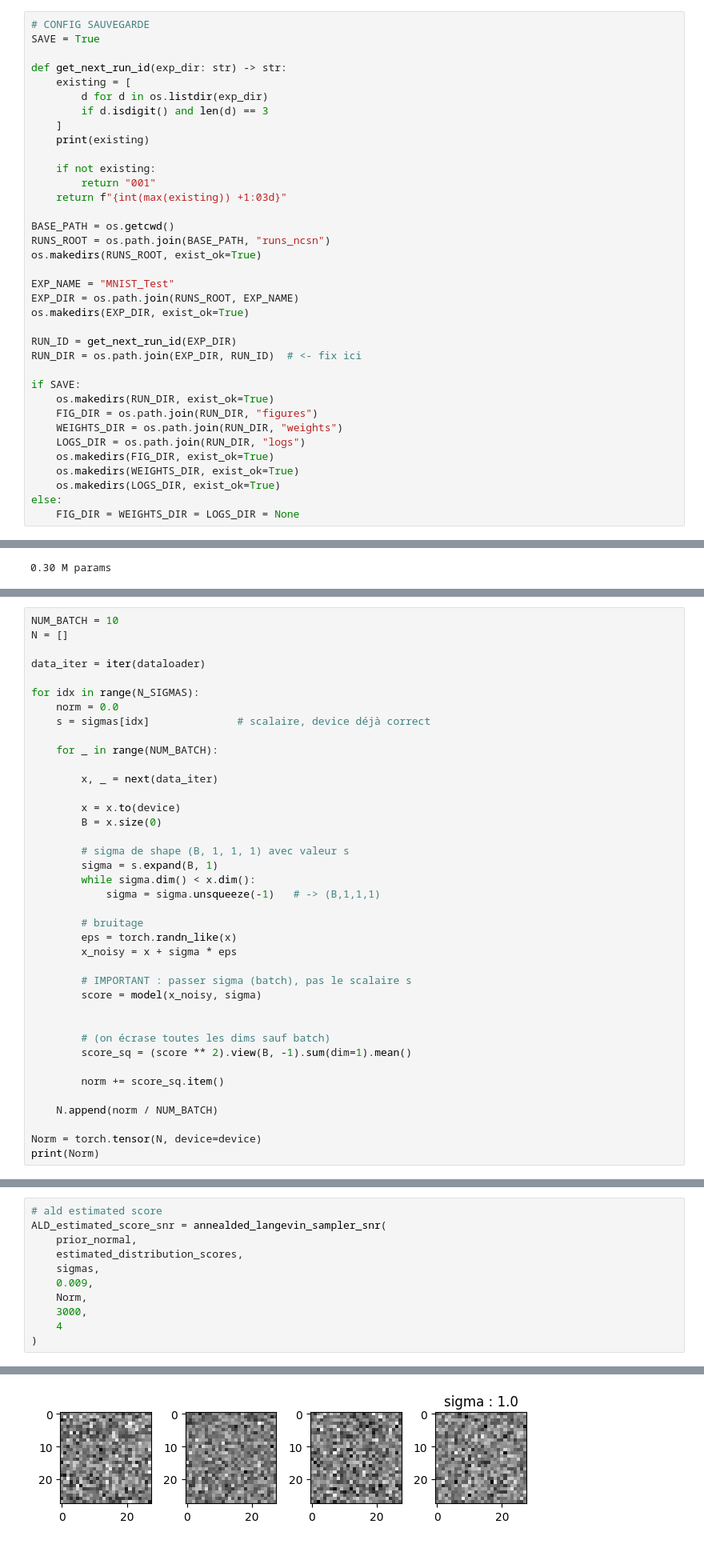
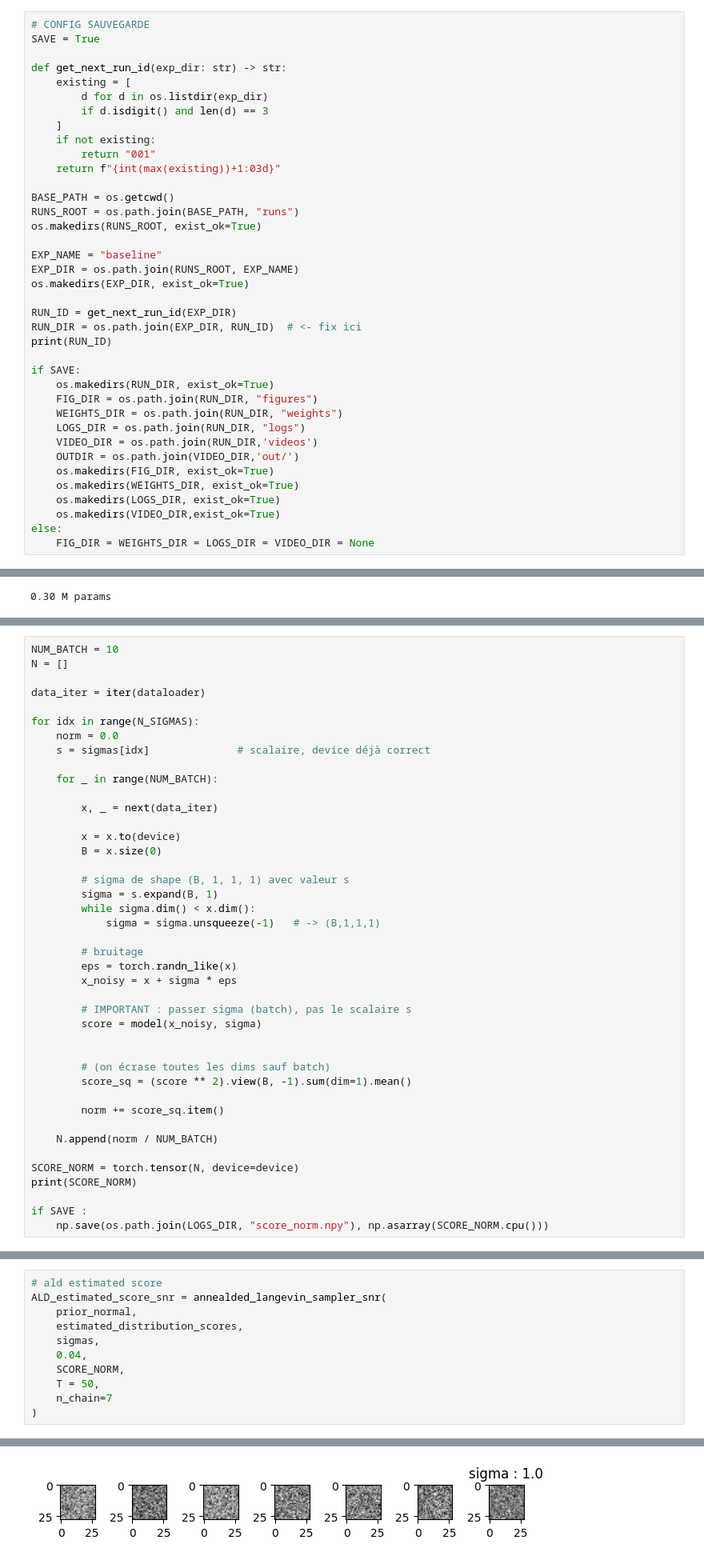
Before and after one commit to Loudwig/DSM, a Jupyter notebook: src/ncsn/mnist/mnist_gen.ipynb, the cells around one changed output, grey strips where cells are left out. Shown at 80% size. Drawn from its saved outputs; the diff is of its cells as text.

Commit message:
mnist cleaned

```diff
--- a/src/ncsn/mnist/mnist_gen.ipynb
+++ b/src/ncsn/mnist/mnist_gen.ipynb
@@ -33,31 +39,33 @@ def get_next_run_id(exp_dir: str) -> str:
         d for d in os.listdir(exp_dir)
         if d.isdigit() and len(d) == 3
     ]
-    print(existing)
-
     if not existing:
         return "001"
-    return f"{int(max(existing)) +1:03d}"
+    return f"{int(max(existing))+1:03d}"
 
 BASE_PATH = os.getcwd()
-RUNS_ROOT = os.path.join(BASE_PATH, "runs_ncsn")
+RUNS_ROOT = os.path.join(BASE_PATH, "runs")
 os.makedirs(RUNS_ROOT, exist_ok=True)
 
-EXP_NAME = "MNIST_Test"
+EXP_NAME = "baseline"
 EXP_DIR = os.path.join(RUNS_ROOT, EXP_NAME)
 os.makedirs(EXP_DIR, exist_ok=True)
 
 RUN_ID = get_next_run_id(EXP_DIR)
 RUN_DIR = os.path.join(EXP_DIR, RUN_ID)  # <- fix ici
+print(RUN_ID)
 
 if SAVE:
     os.makedirs(RUN_DIR, exist_ok=True)
     FIG_DIR = os.path.join(RUN_DIR, "figures")
     WEIGHTS_DIR = os.path.join(RUN_DIR, "weights")
     LOGS_DIR = os.path.join(RUN_DIR, "logs")
+    VIDEO_DIR = os.path.join(RUN_DIR,'videos')
+    OUTDIR = os.path.join(VIDEO_DIR,'out/')
     os.makedirs(FIG_DIR, exist_ok=True)
     os.makedirs(WEIGHTS_DIR, exist_ok=True)
     os.makedirs(LOGS_DIR, exist_ok=True)
+    os.makedirs(VIDEO_DIR,exist_ok=True)
 else:
-    FIG_DIR = WEIGHTS_DIR = LOGS_DIR = None
+    FIG_DIR = WEIGHTS_DIR = LOGS_DIR = VIDEO_DIR = None
 # %% [output]
@@ -572,6 +379,9 @@ for idx in range(N_SIGMAS):
 
     N.append(norm / NUM_BATCH)
 
-Norm = torch.tensor(N, device=device)
-print(Norm)
+SCORE_NORM = torch.tensor(N, device=device)
+print(SCORE_NORM)
+
+if SAVE :
+    np.save(os.path.join(LOGS_DIR, "score_norm.npy"), np.asarray(SCORE_NORM.cpu()))
 # %% [output]
@@ -639,9 +437,9 @@ ALD_estimated_score_snr = annealded_langevin_sampler_snr(
     prior_normal,
     estimated_distribution_scores,
     sigmas,
-    0.009,
-    Norm,
-    3000,
-    4
+    0.04,
+    SCORE_NORM,
+    T = 50,
+    n_chain=7
 )
 # %% [output]
@@ -649 +446 @@ tensor(0.0185, device='cuda:0') torch.Size([])
-[figure, old version]
+[figure, new version]
```
Also changed, not shown: parts of 21 cells of this notebook, 5 other files.
